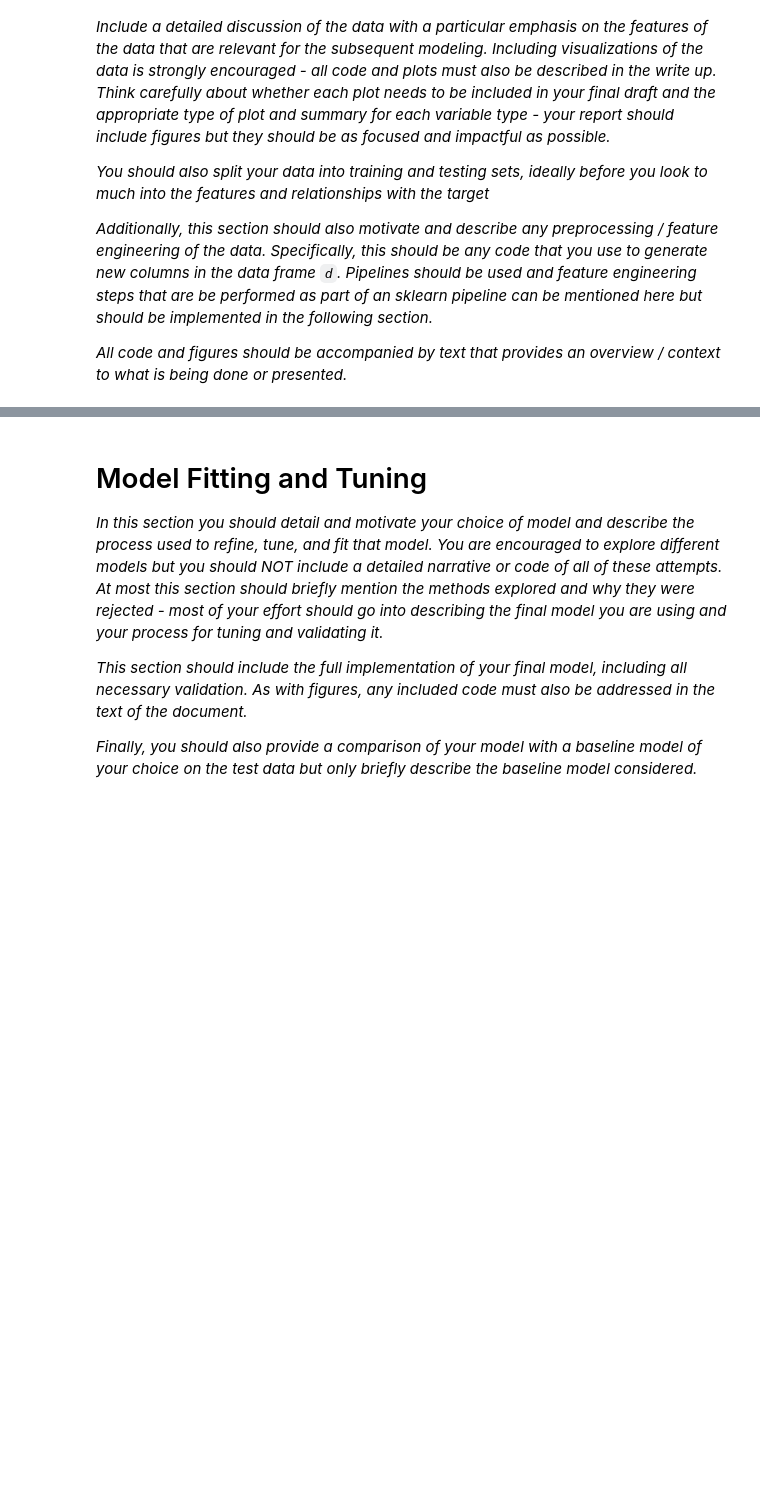
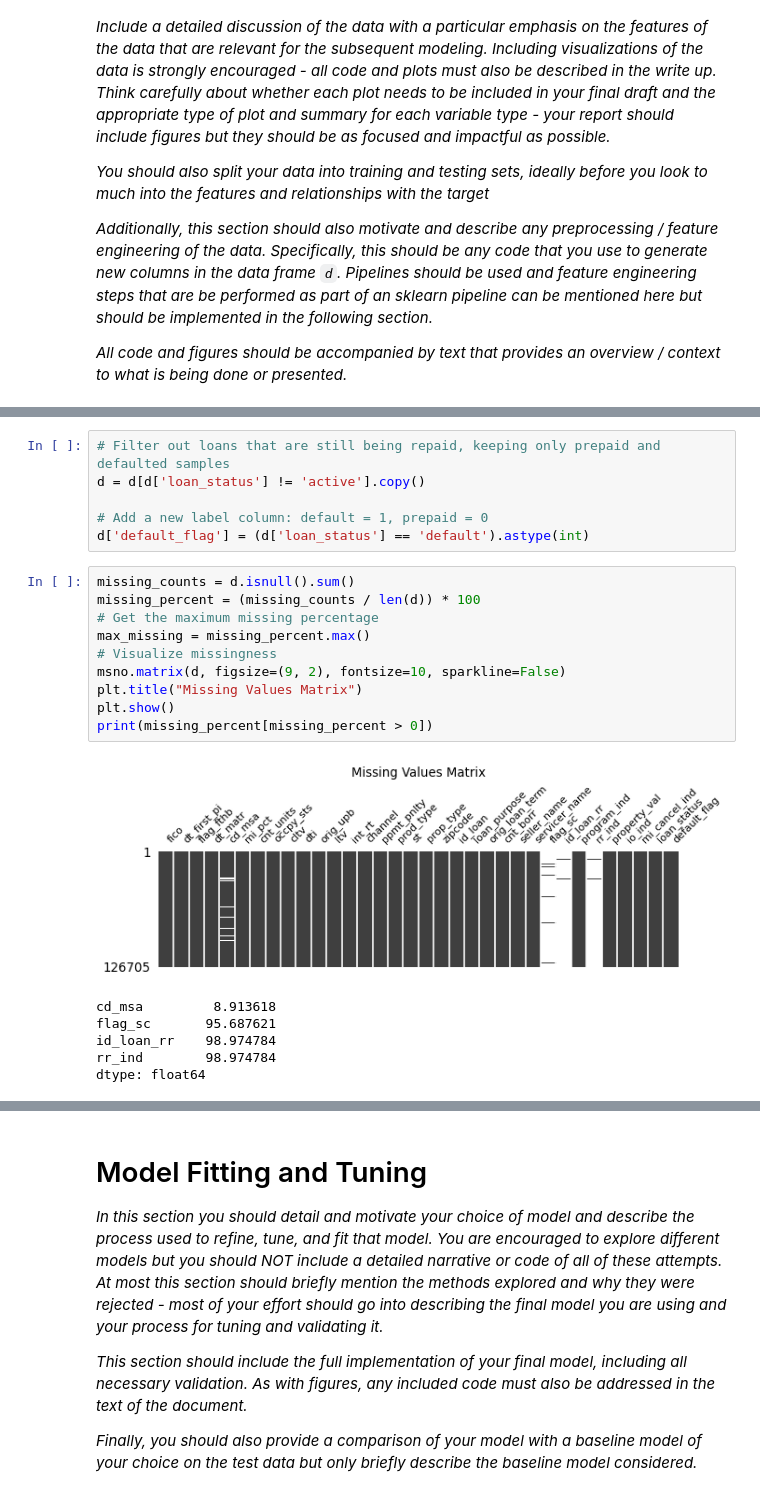
Before and after one commit to JinQiuqi/MLPy-project2, a Jupyter notebook: project2.ipynb, the cells around one changed output, grey strips where cells are left out. Saved outputs shown, nothing was run; the diff lists cells and outputs as text; blank space fills up the shorter version.

```diff
--- a/project2.ipynb
+++ b/project2.ipynb
@@ -615,0 +81,23 @@ Fold 4  20153  119
+# %%
+# Filter out loans that are still being repaid, keeping only prepaid and defaulted samples
+d = d[d['loan_status'] != 'active'].copy()
+
+# Add a new label column: default = 1, prepaid = 0
+d['default_flag'] = (d['loan_status'] == 'default').astype(int)
+# %%
+missing_counts = d.isnull().sum()
+missing_percent = (missing_counts / len(d)) * 100
+# Get the maximum missing percentage
+max_missing = missing_percent.max()
+# Visualize missingness
+msno.matrix(d, figsize=(9, 2), fontsize=10, sparkline=False)
+plt.title("Missing Values Matrix")
+plt.show()
+print(missing_percent[missing_percent > 0])
+# %% [output]
+[figure, added]
+cd_msa         8.913618
+flag_sc       95.687621
+id_loan_rr    98.974784
+rr_ind        98.974784
+dtype: float64
```
Also changed, not shown: parts of 59 cells of this notebook.
